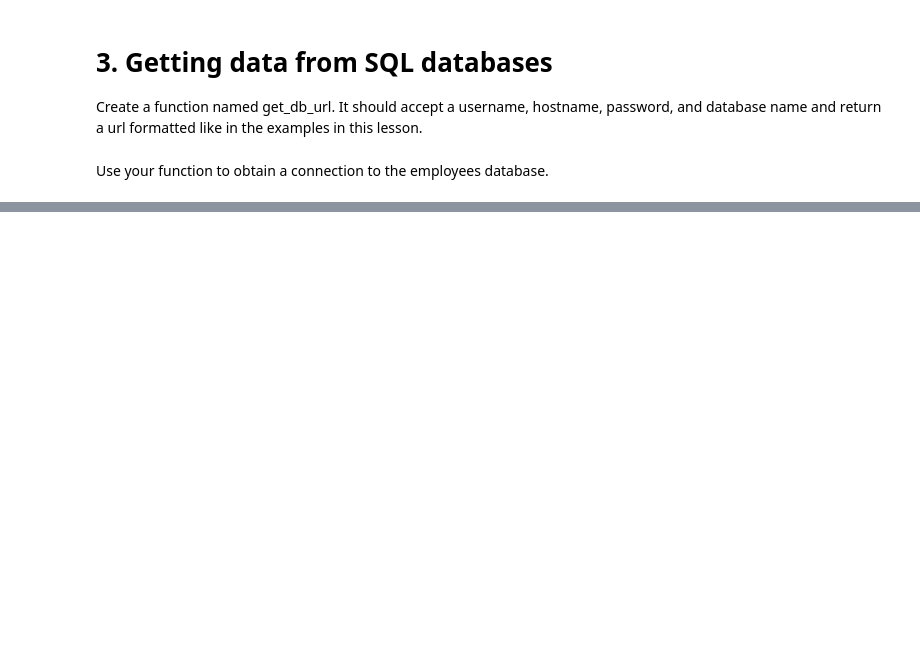
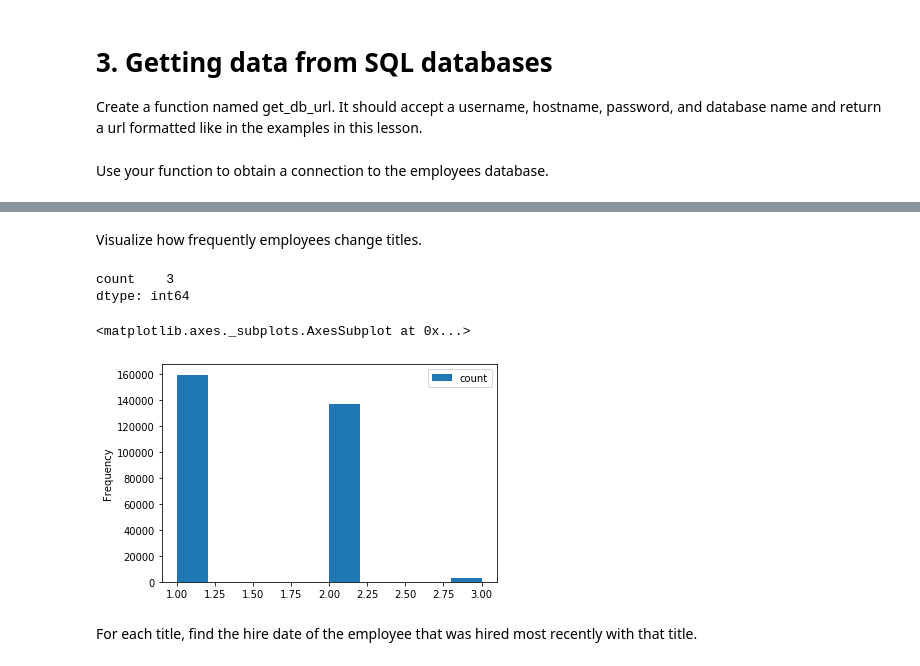
Before and after one commit to brandireger/python-exercises, a Jupyter notebook: 4.8.4.4_advanced_dataframes.ipynb, the cells around one changed output, grey strips where cells are left out. Cells and saved outputs as stored; diff of their text form; code cells hidden in the pictures; blank space fills up the shorter version.

```diff
--- a/4.8.4.4_advanced_dataframes.ipynb
+++ b/4.8.4.4_advanced_dataframes.ipynb
@@ -47,0 +188,3 @@ Use your function to obtain a connection to the employees database.
+# %%
+employees = pd.read_sql('SELECT * FROM employees', url)
+employees.head()
@@ -47,0 +217,3 @@ Use your function to obtain a connection to the employees database.
+# %%
+emp_titles = pd.merge(employees, titles, left_on='emp_no', right_on='emp_no', how='left')
+emp_titles
@@ -47,0 +234,16 @@ Use your function to obtain a connection to the employees database.
+# %% [markdown]
+Visualize how frequently employees change titles.
+# %%
+emp_titles.groupby('emp_no').title.agg(['count']).max()
+# %% [output]
+count    3
+dtype: int64
+# %%
+%matplotlib inline
+
+emp_titles.groupby('emp_no').title.agg(['count']).plot.hist()
+# %% [output]
+<matplotlib.axes._subplots.AxesSubplot at 0x...>
+[figure, added]
+# %% [markdown]
+For each title, find the hire date of the employee that was hired most recently with that title.
```
Also changed, not shown: parts of 41 cells of this notebook, 2 other files.
